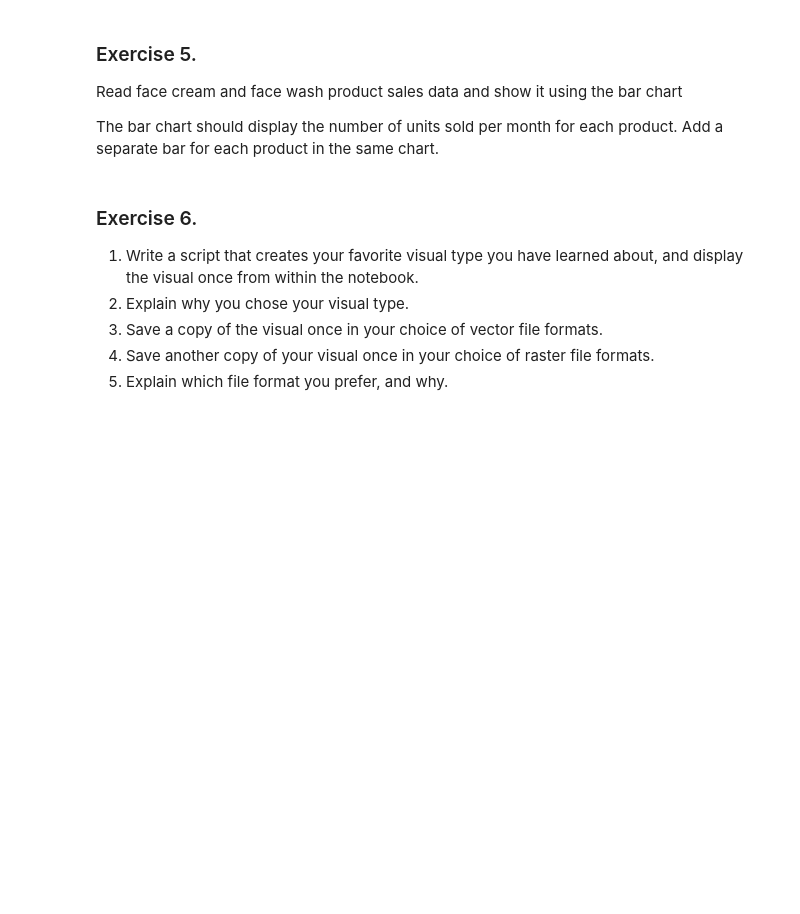
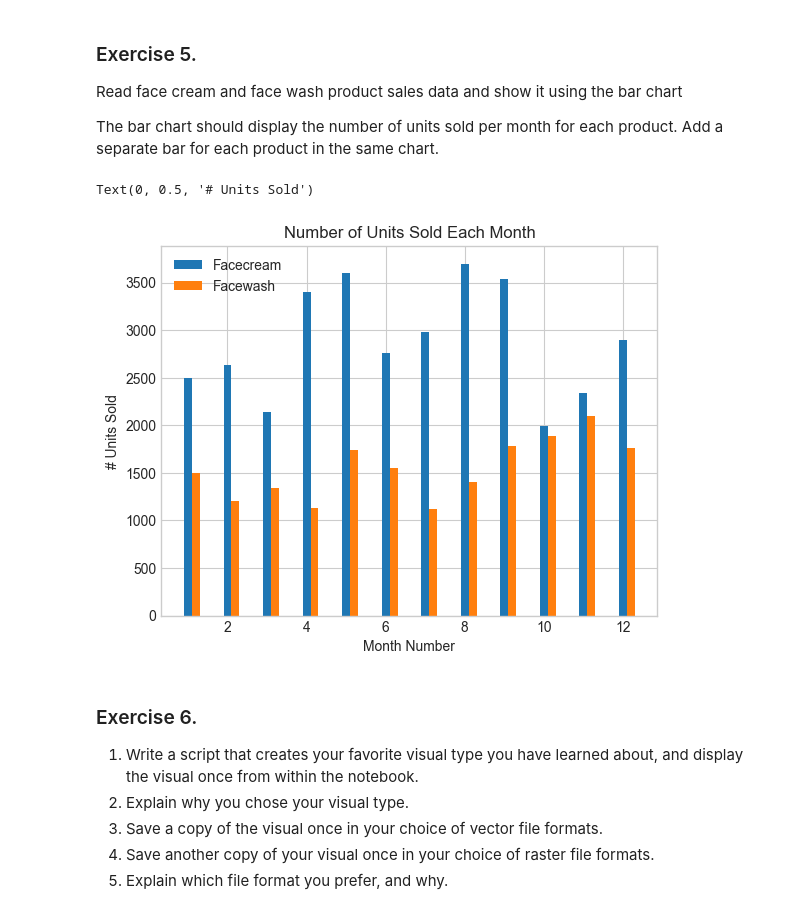
Before and after one commit to AmryAnn/tts-ds-fundamentals-course, a Jupyter notebook: datascience/python/11_mod_matplotlib/MatPlotLib_HW.ipynb, the cells around one changed output. Cells and saved outputs as stored; diff of their text form; code cells hidden in the pictures; blank space fills up the shorter version.

```diff
--- a/datascience/python/11_mod_matplotlib/MatPlotLib_HW.ipynb
+++ b/datascience/python/11_mod_matplotlib/MatPlotLib_HW.ipynb
@@ -100,6 +109,16 @@ Also, add a grid in the plot. gridline style should “–“.
 Read face cream and face wash product sales data and show it using the bar chart
 
 The bar chart should display the number of units sold per month for each product. Add a separate bar for each product in the same chart.
+# %%
+plt.bar(x, sales.facecream, width=0.2, label="Facecream")
+plt.bar(x + .2, sales.facewash, width=0.2, label="Facewash")
+plt.legend(loc='upper left')
+plt.title("Number of Units Sold Each Month")
+plt.xlabel("Month Number")
+plt.ylabel("# Units Sold")
+# %% [output]
+Text(0, 0.5, '# Units Sold')
+[figure, added]
 # %% [markdown]
 ### Exercise 6.
 
```
Also changed, not shown: parts of 9 cells of this notebook, 4 other files.
